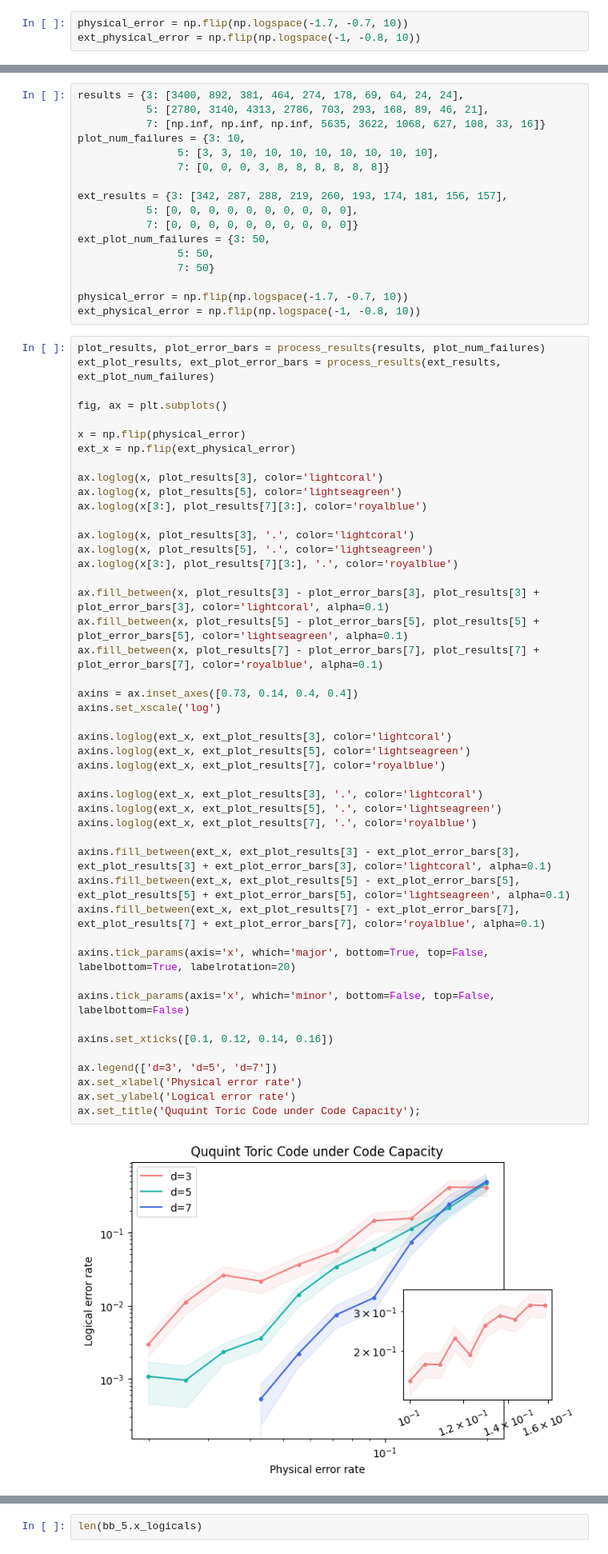
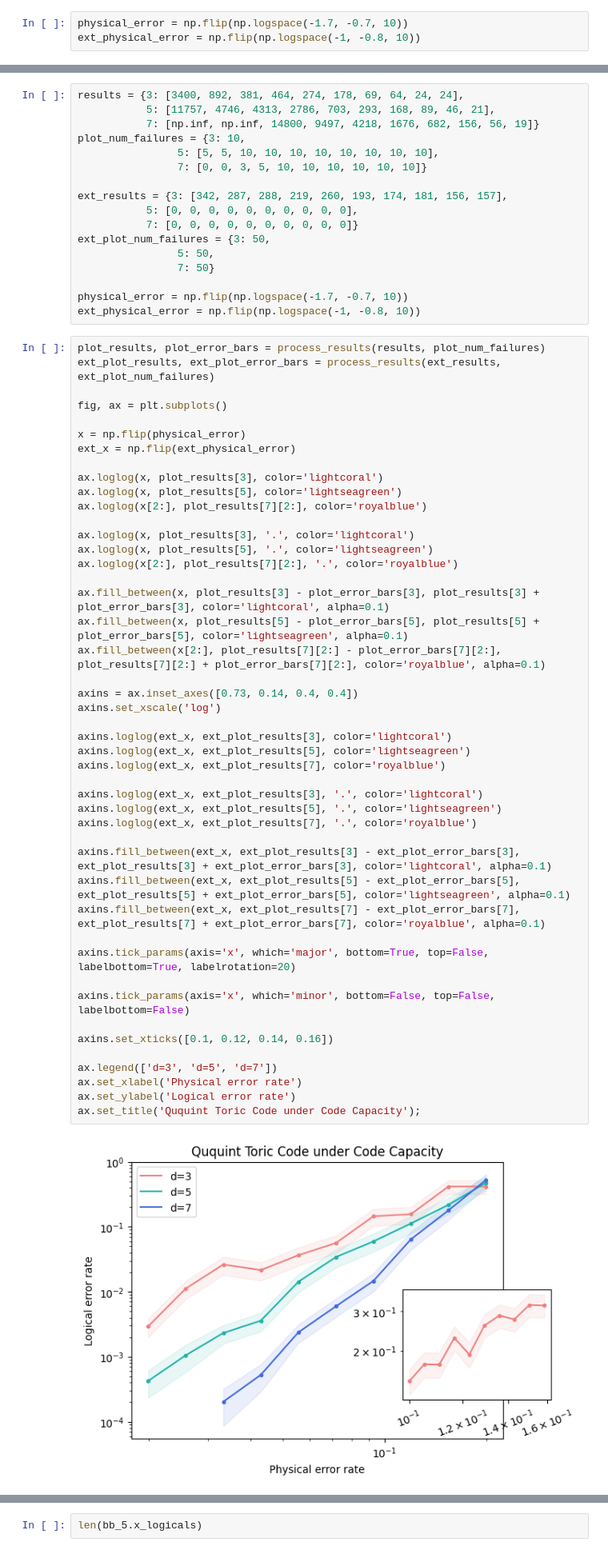
Before and after one commit to e-kneip/bbqudit, a Jupyter notebook: bbq/last_chance.ipynb, the cells around one changed output, grey strips where cells are left out. Shown at 80% size. Drawn from its saved outputs; the diff is of its cells as text.

Commit message:
Feat: update simulation results

```diff
--- a/bbq/last_chance.ipynb
+++ b/bbq/last_chance.ipynb
@@ -153,10 +161,10 @@ ax.set_title('Qutrit Toric Code under Code Capacity');
 # %%
 results = {3: [3400, 892, 381, 464, 274, 178, 69, 64, 24, 24],
-           5: [2780, 3140, 4313, 2786, 703, 293, 168, 89, 46, 21],
-           7: [np.inf, np.inf, np.inf, 5635, 3622, 1068, 627, 108, 33, 16]}
+           5: [11757, 4746, 4313, 2786, 703, 293, 168, 89, 46, 21],
+           7: [np.inf, np.inf, 14800, 9497, 4218, 1676, 682, 156, 56, 19]}
 plot_num_failures = {3: 10,
-                5: [3, 3, 10, 10, 10, 10, 10, 10, 10, 10],
-                7: [0, 0, 0, 3, 8, 8, 8, 8, 8, 8]}
+                5: [5, 5, 10, 10, 10, 10, 10, 10, 10, 10],
+                7: [0, 0, 3, 5, 10, 10, 10, 10, 10, 10]}
 
 ext_results = {3: [342, 287, 288, 219, 260, 193, 174, 181, 156, 157],
            5: [0, 0, 0, 0, 0, 0, 0, 0, 0, 0],
@@ -178,43 +186,43 @@ ext_x = np.flip(ext_physical_error)
 
 ax.loglog(x, plot_results[3], color='lightcoral')
 ax.loglog(x, plot_results[5], color='lightseagreen')
-ax.loglog(x[3:], plot_results[7][3:], color='royalblue')
+ax.loglog(x[2:], plot_results[7][2:], color='royalblue')
 
 ax.loglog(x, plot_results[3], '.', color='lightcoral')
 ax.loglog(x, plot_results[5], '.', color='lightseagreen')
-ax.loglog(x[3:], plot_results[7][3:], '.', color='royalblue')
+ax.loglog(x[2:], plot_results[7][2:], '.', color='royalblue')
 
 ax.fill_between(x, plot_results[3] - plot_error_bars[3], plot_results[3] + plot_error_bars[3], color='lightcoral', alpha=0.1)
 ax.fill_between(x, plot_results[5] - plot_error_bars[5], plot_results[5] + plot_error_bars[5], color='lightseagreen', alpha=0.1)
-ax.fill_between(x, plot_results[7] - plot_error_bars[7], plot_results[7] + plot_error_bars[7], color='royalblue', alpha=0.1)
+ax.fill_between(x[2:], plot_results[7][2:] - plot_error_bars[7][2:], plot_results[7][2:] + plot_error_bars[7][2:], color='royalblue', alpha=0.1)
 
 axins = ax.inset_axes([0.73, 0.14, 0.4, 0.4])
 axins.set_xscale('log')
 
 axins.loglog(ext_x, ext_plot_results[3], color='lightcoral')
 axins.loglog(ext_x, ext_plot_results[5], color='lightseagreen')
 axins.loglog(ext_x, ext_plot_results[7], color='royalblue')
 
 axins.loglog(ext_x, ext_plot_results[3], '.', color='lightcoral')
 axins.loglog(ext_x, ext_plot_results[5], '.', color='lightseagreen')
 axins.loglog(ext_x, ext_plot_results[7], '.', color='royalblue')
 
 axins.fill_between(ext_x, ext_plot_results[3] - ext_plot_error_bars[3], ext_plot_results[3] + ext_plot_error_bars[3], color='lightcoral', alpha=0.1)
 axins.fill_between(ext_x, ext_plot_results[5] - ext_plot_error_bars[5], ext_plot_results[5] + ext_plot_error_bars[5], color='lightseagreen', alpha=0.1)
 axins.fill_between(ext_x, ext_plot_results[7] - ext_plot_error_bars[7], ext_plot_results[7] + ext_plot_error_bars[7], color='royalblue', alpha=0.1)
 
 axins.tick_params(axis='x', which='major', bottom=True, top=False, labelbottom=True, labelrotation=20)
 
 axins.tick_params(axis='x', which='minor', bottom=False, top=False, labelbottom=False)
 
 axins.set_xticks([0.1, 0.12, 0.14, 0.16])
 
 ax.legend(['d=3', 'd=5', 'd=7'])
 ax.set_xlabel('Physical error rate')
 ax.set_ylabel('Logical error rate')
 ax.set_title('Ququint Toric Code under Code Capacity');
 # %% [output]
-[figure, old version]
+[figure, new version]
 # %%
 c = Polynomial(5, np.array([[1, 0], [4, 0]]))
 d = Polynomial(5, np.array([[3, 2], [0, 0]]))
```
Also changed, not shown: parts of 4 cells of this notebook, 2 other files.
